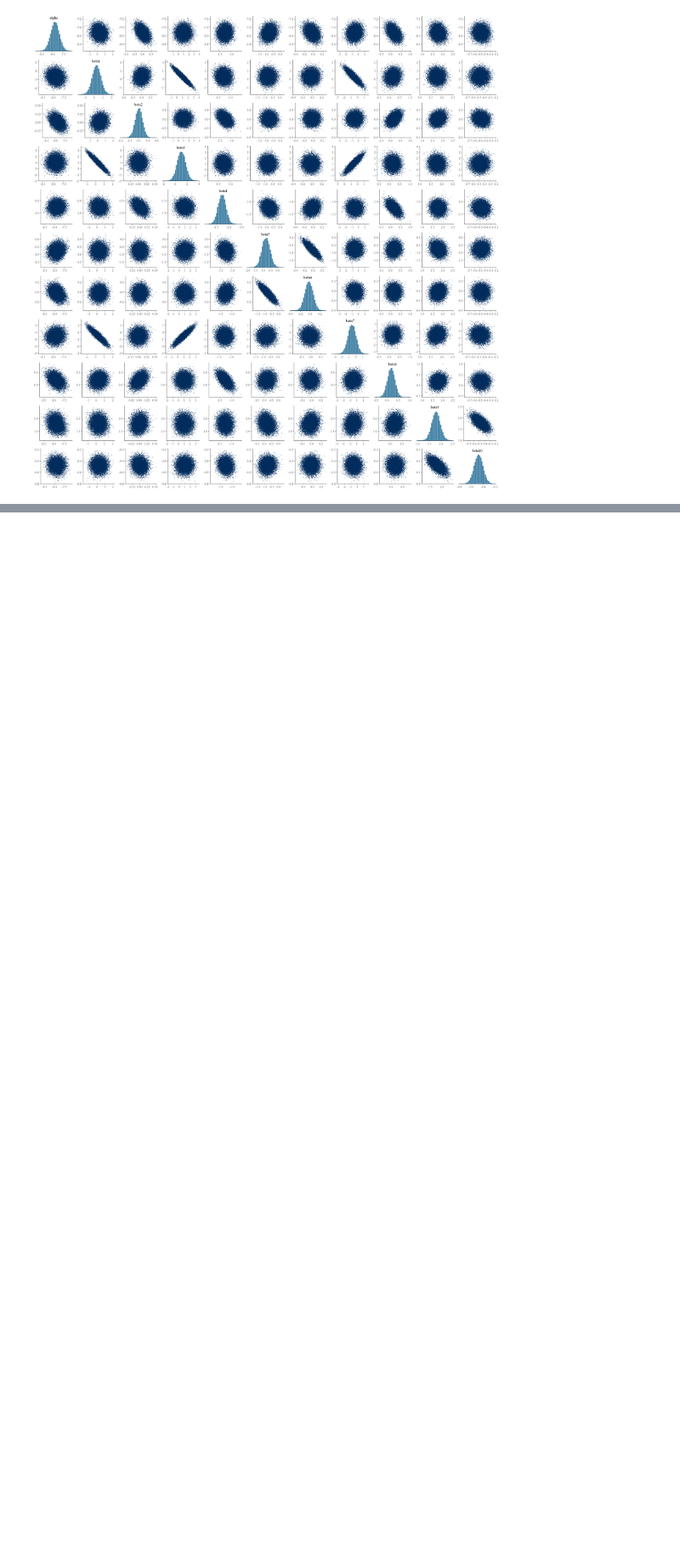
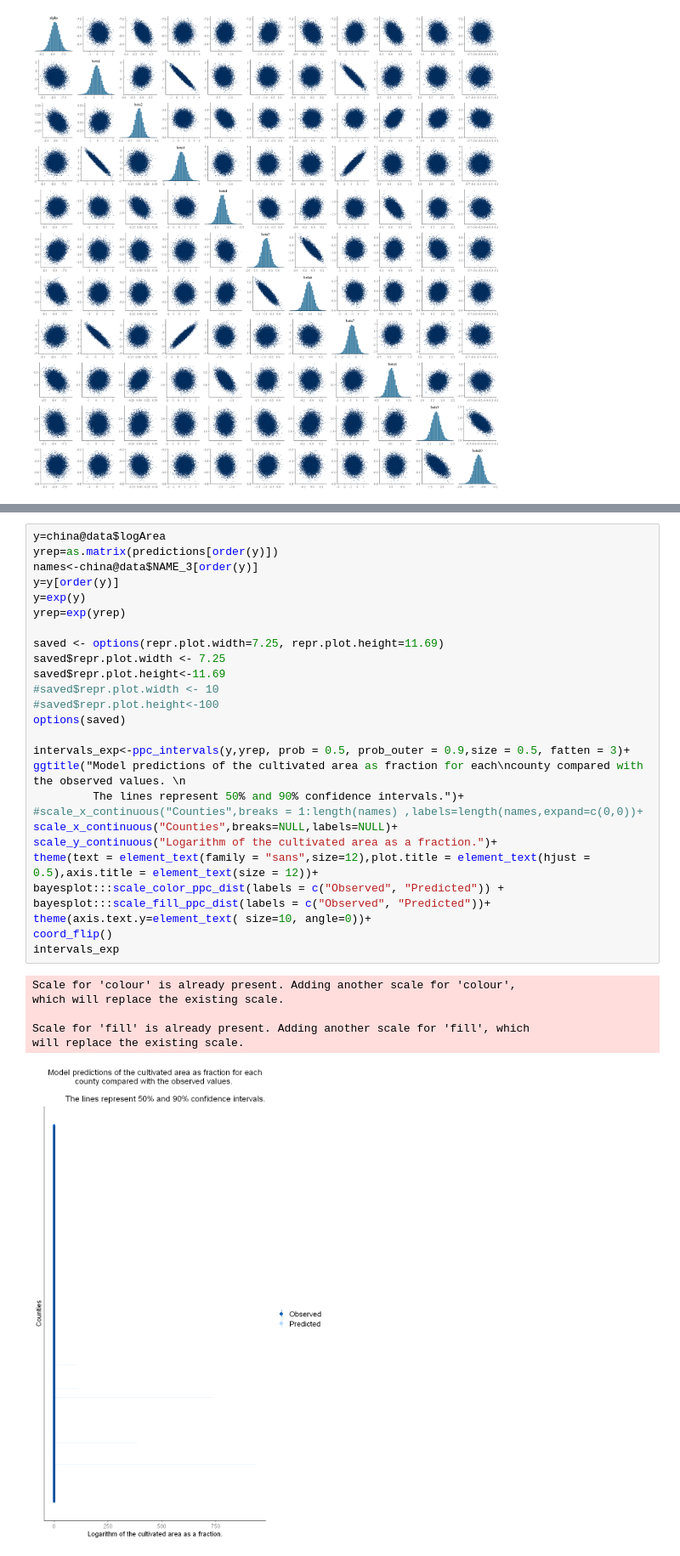
Before and after one commit to mkrzyzanska/BuckwheatNicheModelling, a Jupyter notebook: reports/06_Plot_model.ipynb, the cells around one changed output, grey strips where cells are left out. Shown at 85% size. Saved outputs shown, nothing was run; the diff lists cells and outputs as text; blank space fills up the shorter version.

```diff
--- a/reports/05_Plot_model.ipynb
+++ b/reports/06_Plot_model.ipynb
@@ -194,0 +296,34 @@ mean(a)
+# %%
+y=china@data$logArea
+yrep=as.matrix(predictions[order(y)])
+names<-china@data$NAME_3[order(y)]
+y=y[order(y)]
+y=exp(y)
+yrep=exp(yrep)
+
+saved <- options(repr.plot.width=7.25, repr.plot.height=11.69)
+saved$repr.plot.width <- 7.25
+saved$repr.plot.height<-11.69
+#saved$repr.plot.width <- 10
+#saved$repr.plot.height<-100
+options(saved)
+
+intervals_exp<-ppc_intervals(y,yrep, prob = 0.5, prob_outer = 0.9,size = 0.5, fatten = 3)+
+ggtitle("Model predictions of the cultivated area as fraction for each\ncounty compared with the observed values. \n
+         The lines represent 50% and 90% confidence intervals.")+
+#scale_x_continuous("Counties",breaks = 1:length(names) ,labels=length(names,expand=c(0,0))+
+scale_x_continuous("Counties",breaks=NULL,labels=NULL)+
+scale_y_continuous("Logarithm of the cultivated area as a fraction.")+
+theme(text = element_text(family = "sans",size=12),plot.title = element_text(hjust = 0.5),axis.title = element_text(size = 12))+
+bayesplot:::scale_color_ppc_dist(labels = c("Observed", "Predicted")) +
+bayesplot:::scale_fill_ppc_dist(labels = c("Observed", "Predicted"))+
+theme(axis.text.y=element_text( size=10, angle=0))+
+coord_flip()
+intervals_exp
+# %% [output]
+Scale for 'colour' is already present. Adding another scale for 'colour',
+which will replace the existing scale.
+
+Scale for 'fill' is already present. Adding another scale for 'fill', which
+will replace the existing scale.
+[figure, added]
```
Also changed, not shown: parts of 26 cells of this notebook, 10 other files.
